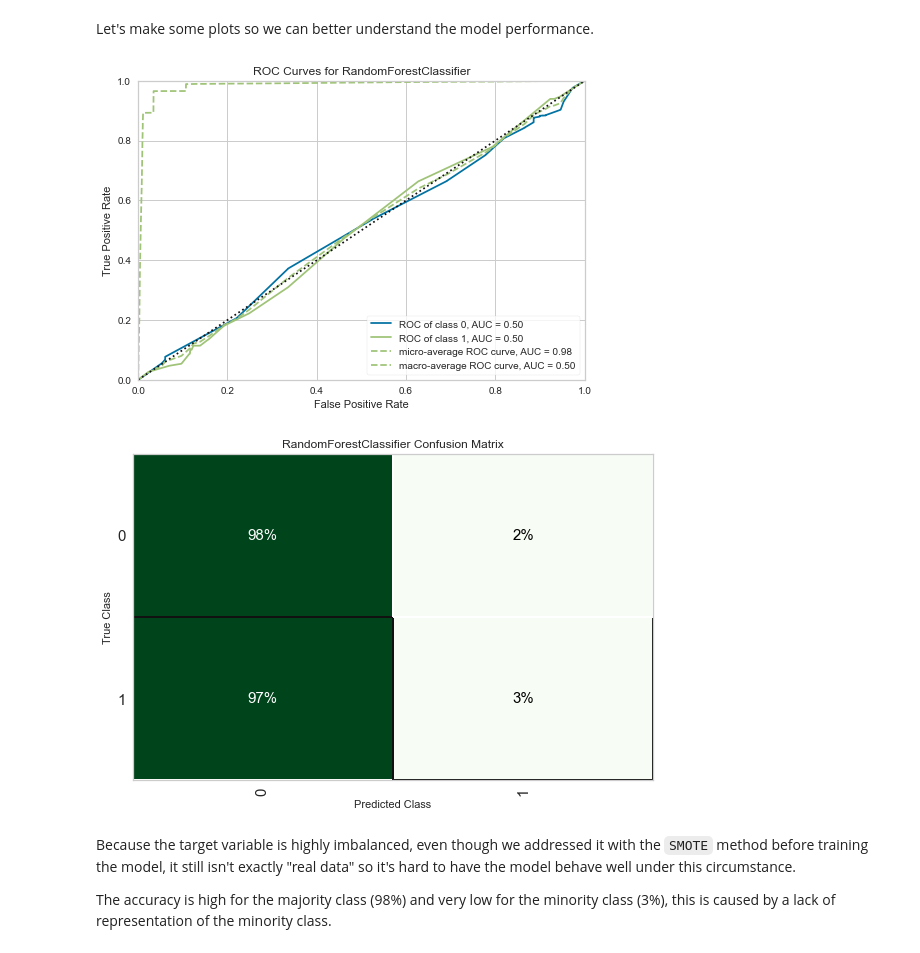
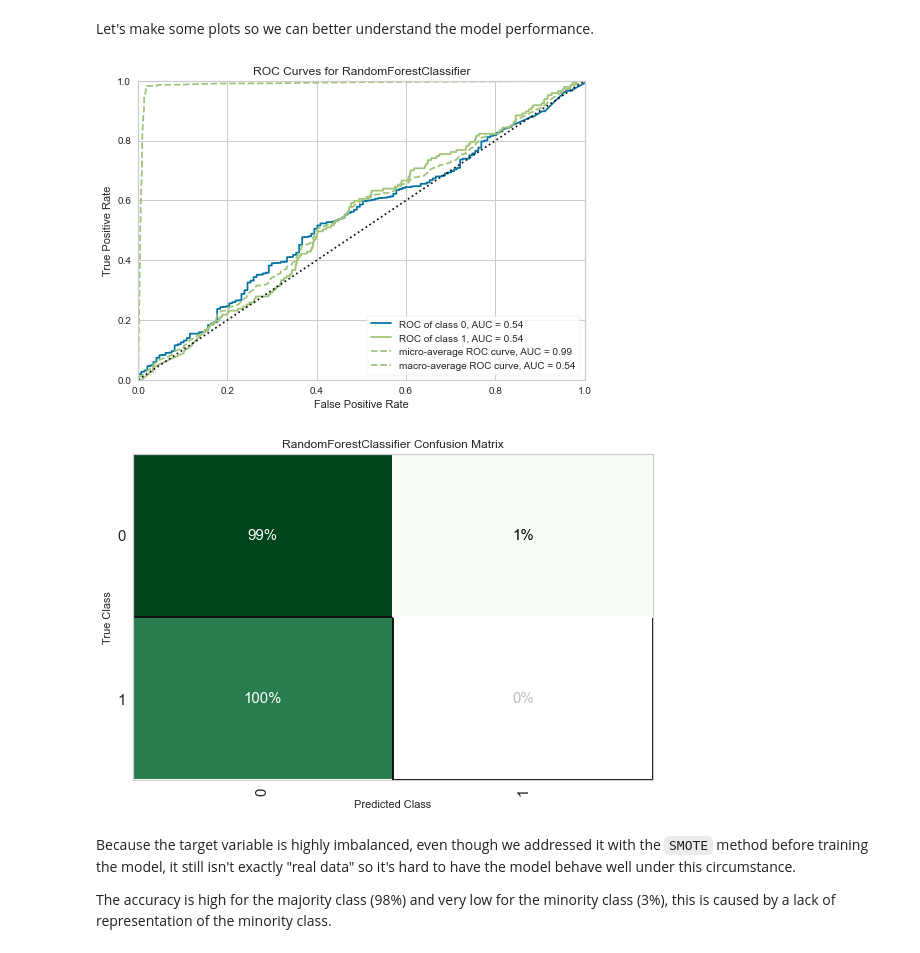
Before and after one commit to marinavillaschi/customer-acquisition, a Jupyter notebook: 4_classification_model.ipynb, the cells around one changed output. Cells and saved outputs as stored; diff of their text form; code cells hidden in the pictures.

Commit message:
⚡️ custom grid of hyperparameters for tunning

```diff
--- a/4_classification_model.ipynb
+++ b/4_classification_model.ipynb
@@ -222,5 +229,12 @@ When `choose_better` parameter is set to True it will always return a better per
 # %%
-t_rf = tune_model(rf, choose_better = True)
+# define search space
+params = {"max_depth": [5, 8, 11],
+          "min_samples_split": [3, 5, 7],
+          "min_samples_leaf": [4, 7, 10]}
+
+# tune model
+t_rf = tune_model(rf, optimize = 'AUC',
+                  custom_grid = params)
 # %% [output]
 |  | Accuracy | AUC | Recall | Prec. | F1 | Kappa | MCC |
 | Fold |  |  |  |  |  |  |  |
@@ -253,14 +267,15 @@ RandomForestClassifier(bootstrap=False, ccp_alpha=0.0, class_weight={},
 Let's make some plots so we can better understand the model performance.
 # %%
 # plot auc
-plot_model(rf, plot = 'auc')
+plot_model(t_rf, plot = 'auc')
 # %% [output]
-[figure, old version]
+[figure, new version]
 # %%
 # plot confusion matrix
-plot_model(rf, plot = 'confusion_matrix', plot_kwargs = {'percent' : True})
+plot_model(t_rf, plot = 'confusion_matrix',
+           plot_kwargs = {'percent' : True})
 # %% [output]
-[figure, old version]
+[figure, new version]
 # %% [markdown]
 Because the target variable is highly imbalanced, even though we addressed it with the `SMOTE` method before training the model, it still isn't exactly "real data" so it's hard to have the model behave well under this circumstance.
 
```
Also changed, not shown: parts of 13 cells of this notebook, 1 other file.
